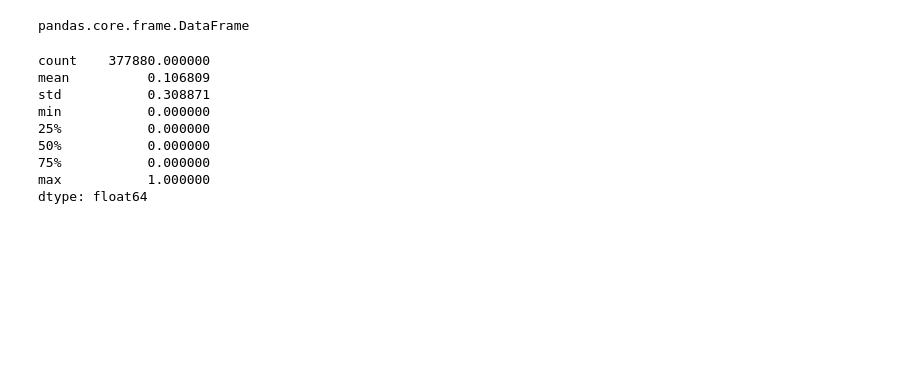
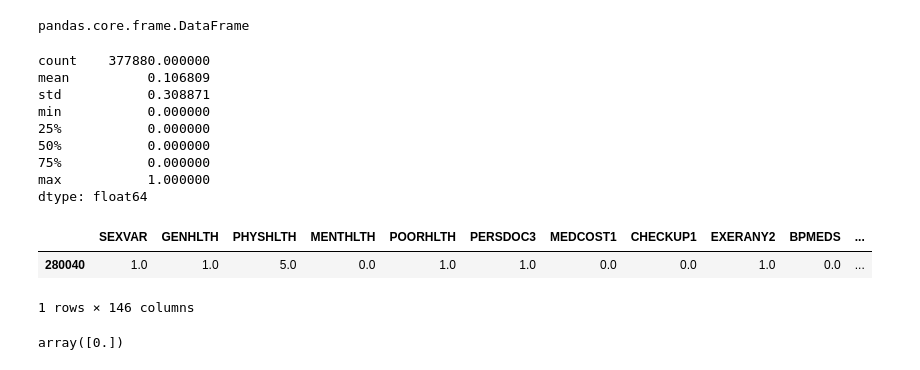
Before and after one commit to puhalskib/adv-p-health, a Jupyter notebook: training.ipynb, the cells around one changed output. Saved outputs shown, nothing was run; the diff lists cells and outputs as text; code cells hidden in the pictures; blank space fills up the shorter version.

Commit message:
finished survey questions, and post requests and dataframe conversion

```diff
--- a/training.ipynb
+++ b/training.ipynb
@@ -312,3 +161,15 @@ max           1.000000
 dtype: float64
 # %%
 df2=df.drop(df.query('salary == 0').sample(frac=.41).index)
+# %%
+p = X_test.head(1)
+# %%
+p
+# %% [output]
+|  | SEXVAR | GENHLTH | PHYSHLTH | MENTHLTH | POORHLTH | PERSDOC3 | MEDCOST1 | CHECKUP1 | EXERANY2 | BPMEDS | ... |
+| 280040 | 1.0 | 1.0 | 5.0 | 0.0 | 1.0 | 1.0 | 0.0 | 0.0 | 1.0 | 0.0 | ... |
+1 rows × 146 columns
+# %%
+automl.predict(p)
+# %% [output]
+array([0.])
```
Also changed, not shown: parts of 5 cells of this notebook, 7 other files.
